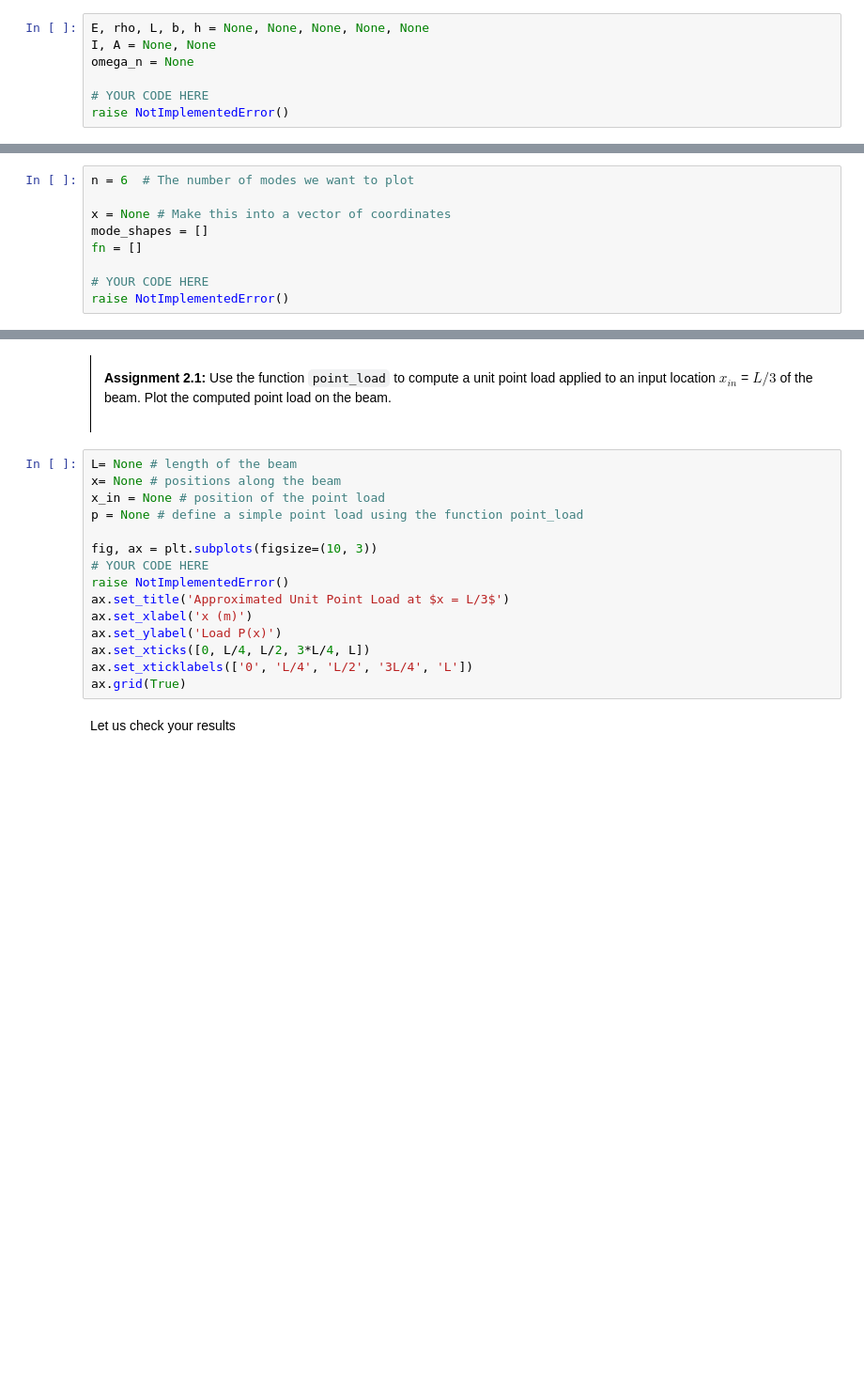
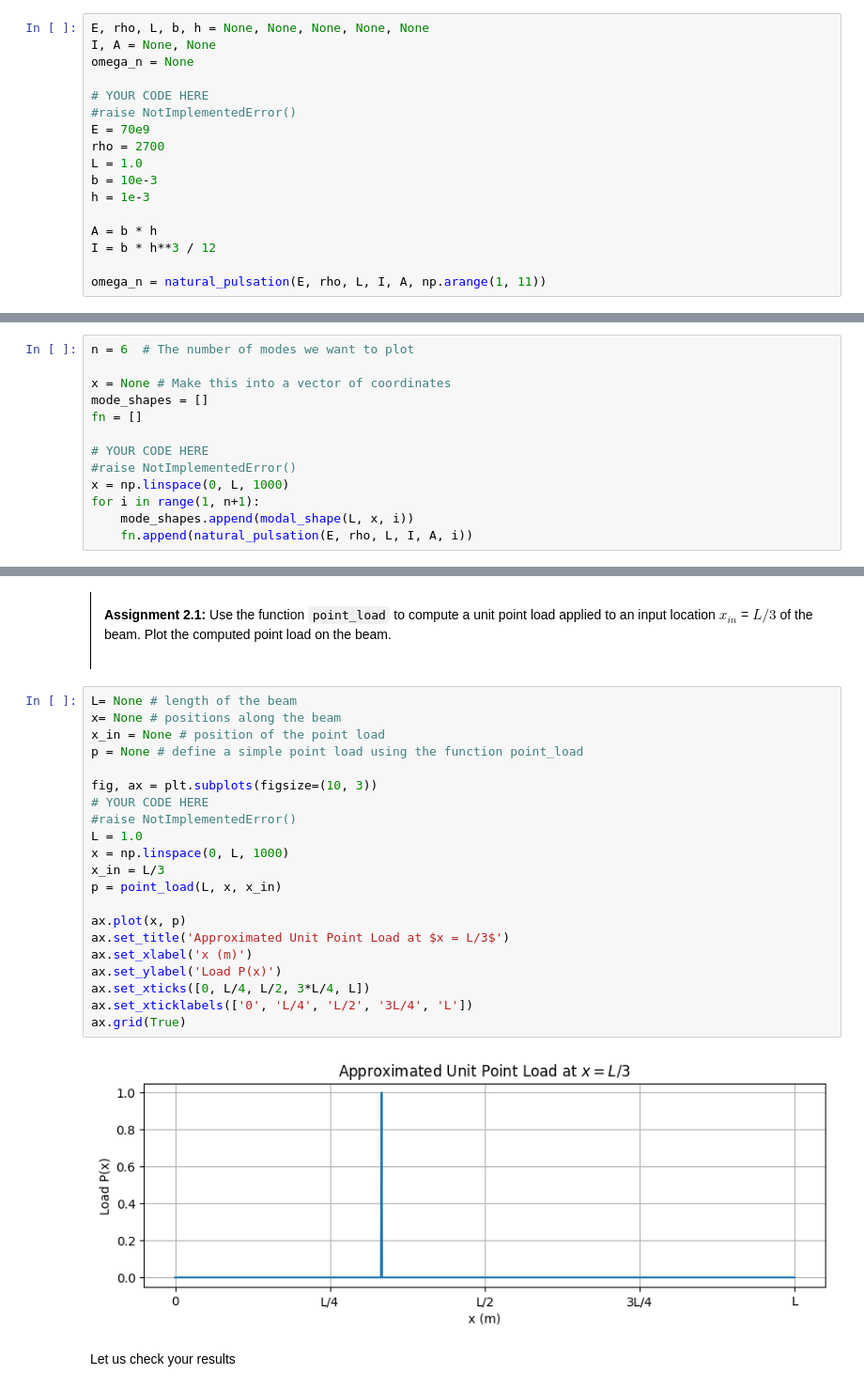
Before and after one commit to laurie-th/MV2627_Exercises, a Jupyter notebook: Session5_Continuous_systems/session5.ipynb, the cells around one changed output, grey strips where cells are left out. Shown at 94% size. Cells and saved outputs as stored; diff of their text form; blank space fills up the shorter version.

```diff
--- a/Session5_Continuous_systems/session5.ipynb
+++ b/Session5_Continuous_systems/session5.ipynb
@@ -129,7 +142,17 @@ I, A = None, None
 omega_n = None
 
 # YOUR CODE HERE
-raise NotImplementedError()
+#raise NotImplementedError()
+E = 70e9
+rho = 2700
+L = 1.0
+b = 10e-3
+h = 1e-3
+
+A = b * h
+I = b * h**3 / 12
+
+omega_n = natural_pulsation(E, rho, L, I, A, np.arange(1, 11))
 # %% [markdown]
 And let us verify your results:
 # %%
@@ -189,7 +215,11 @@ mode_shapes = []
 fn = []
 
 # YOUR CODE HERE
-raise NotImplementedError()
+#raise NotImplementedError()
+x = np.linspace(0, L, 1000)
+for i in range(1, n+1):
+    mode_shapes.append(modal_shape(L, x, i))
+    fn.append(natural_pulsation(E, rho, L, I, A, i))
 # %% [markdown]
 Some quick checks, and then we plot your results.
 # %%
@@ -388,18 +425,26 @@ def point_load(L, x, x_in):
 # %%
 L= None # length of the beam
 x= None # positions along the beam
 x_in = None # position of the point load
 p = None # define a simple point load using the function point_load
 
 fig, ax = plt.subplots(figsize=(10, 3))
 # YOUR CODE HERE
-raise NotImplementedError()
+#raise NotImplementedError()
+L = 1.0
+x = np.linspace(0, L, 1000)
+x_in = L/3
+p = point_load(L, x, x_in)
+
+ax.plot(x, p)
 ax.set_title('Approximated Unit Point Load at $x = L/3$')
 ax.set_xlabel('x (m)')
 ax.set_ylabel('Load P(x)')
 ax.set_xticks([0, L/4, L/2, 3*L/4, L])
 ax.set_xticklabels(['0', 'L/4', 'L/2', '3L/4', 'L'])
 ax.grid(True)
+# %% [output]
+[figure, added]
 # %% [markdown]
 Let us check your results
 # %%
```
Also changed, not shown: parts of 23 cells of this notebook.
